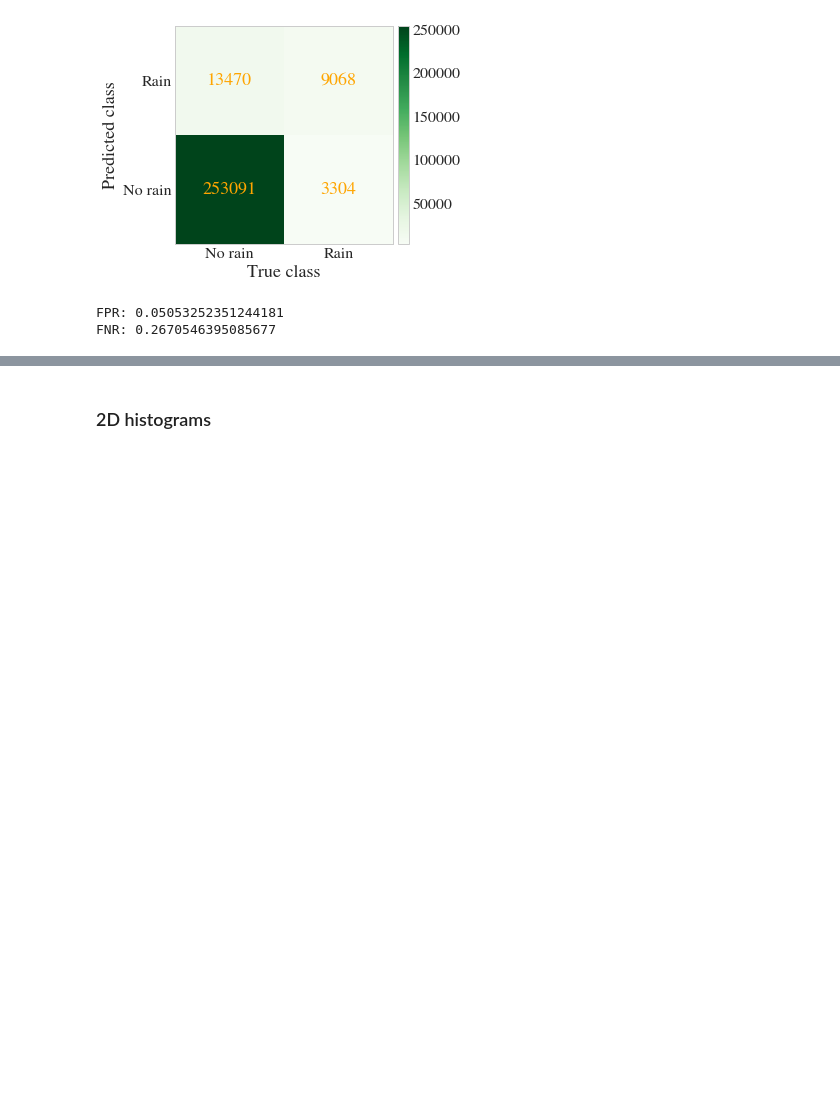
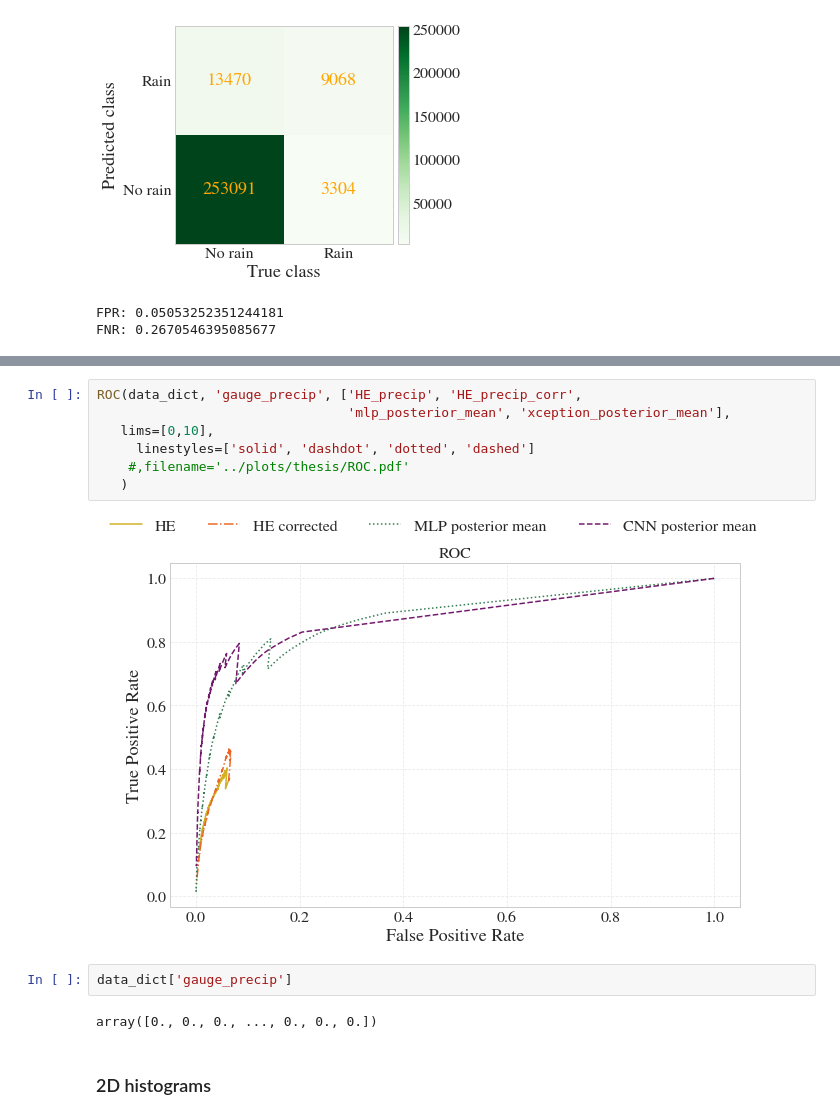
Before and after one commit to ingridingemarsson/geostat-masters-thesis, a Jupyter notebook: notebooks/compare_gauge_he_preds.ipynb, the cells around one changed output, grey strips where cells are left out. Saved outputs shown, nothing was run; the diff lists cells and outputs as text; blank space fills up the shorter version.

```diff
--- a/notebooks/compare_gauge_he_preds.ipynb
+++ b/notebooks/compare_gauge_he_preds.ipynb
@@ -471,3 +543,16 @@ FNR: 0.2670546395085677
+# %%
+ROC(data_dict, 'gauge_precip', ['HE_precip', 'HE_precip_corr',
+                                'mlp_posterior_mean', 'xception_posterior_mean'],
+   lims=[0,10],
+     linestyles=['solid', 'dashdot', 'dotted', 'dashed']
+    #,filename='../plots/thesis/ROC.pdf'
+   )
+# %% [output]
+[figure, added]
+# %%
+data_dict['gauge_precip']
+# %% [output]
+array([0., 0., 0., ..., 0., 0., 0.])
 # %% [markdown]
 ### 2D histograms
 # %%
```
Also changed, not shown: parts of 4 cells of this notebook, 8 other files.
